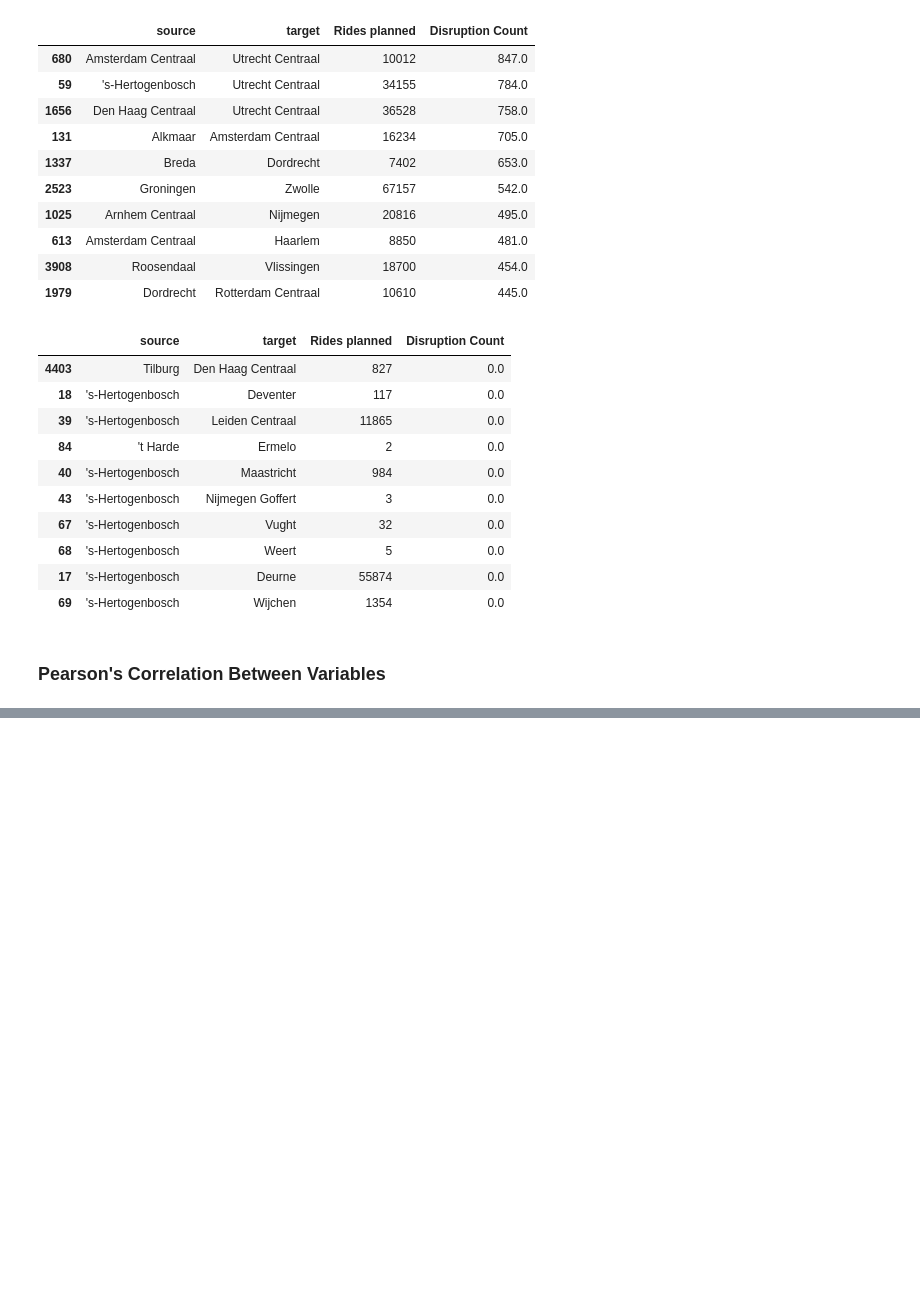
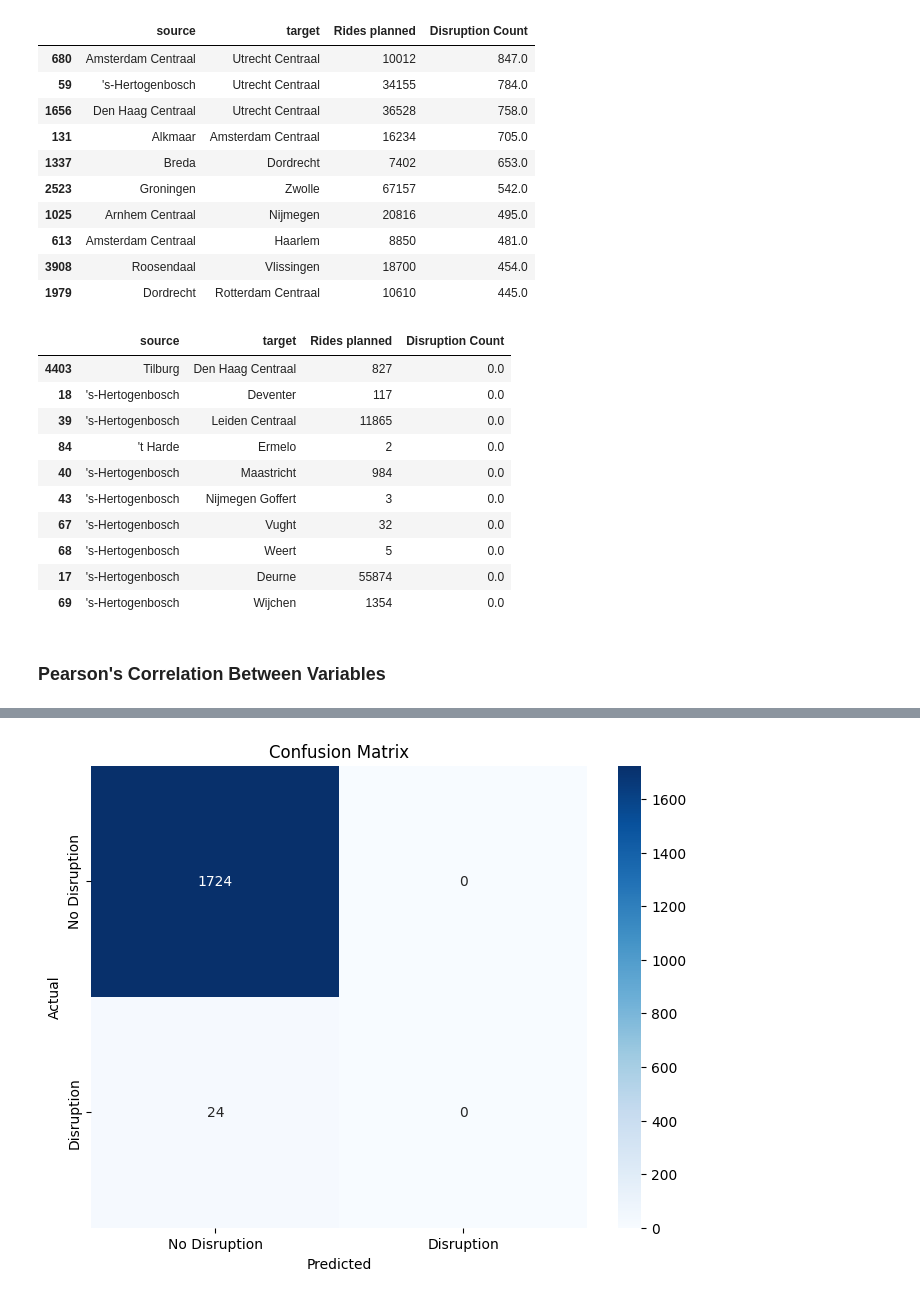
Before and after one commit to Brebber/Thesis, a Jupyter notebook: MSc-Thesis-Brent/NS-Disruptions-2025/exploratory-data-analysis/Exploratory Data Analysis.ipynb, the cells around one changed output, grey strips where cells are left out. Saved outputs shown, nothing was run; the diff lists cells and outputs as text; code cells hidden in the pictures; blank space fills up the shorter version.

```diff
--- a/MSc-Thesis-Brent/NS-Disruptions-2025/exploratory-data-analysis/Exploratory Data Analysis.ipynb
+++ b/MSc-Thesis-Brent/NS-Disruptions-2025/exploratory-data-analysis/Exploratory Data Analysis.ipynb
@@ -20,7 +39,22 @@ import pandas as pd
 # %% [markdown]
 ### Data Loading
 # %%
-# Load your data here
+# Load main dataset
 disruptions_df = pd.read_csv('daily_disruptions_weather.csv')
+disruptions_df['Date'] = pd.to_datetime(disruptions_df['Date'])
+
+# Load data necessary for graph
+coordinates_df = pd.read_csv('stations-2023-09-nl.csv')
+distances_df = pd.read_csv('station_distances.csv')
+
+# Merge distance data
+disruptions_df = disruptions_df.merge(
+    distances_df,
+    how='left',
+    left_on=['source', 'target'],
+    right_on=['origin_name', 'destination_name']
+)
+disruptions_df['distance'] = disruptions_df['distance'].fillna(0)
+disruptions_df = disruptions_df.drop(columns=['Unnamed: 0','origin_name', 'destination_name'])
 disruptions_df
 # %% [output]
@@ -304,0 +501,82 @@ Note: you may need to restart the kernel to use updated packages.
+# %%
+# Assuming disruptions_df and daily_features are available from previous code
+# Filter first month (assuming dates are in 2025)
+start_date = pd.to_datetime('2019-01-01')
+end_date = pd.to_datetime('2019-01-31')
+first_month_df = disruptions_df[
+    (disruptions_df['Date'] >= start_date) &
+    (disruptions_df['Date'] <= end_date)
+]
+first_month_dates = first_month_df['Date'].dt.date.unique()
+
+# Prepare feature dataset
+feature_data = []
+target = []
+
+for date in first_month_dates:
+    daily_df = first_month_df[first_month_df['Date'].dt.date == date]
+    features = daily_features[date]
+
+    # For each source-target pair in the daily data
+    for _, row in daily_df.iterrows():
+        source = row['source']
+        destination = row['target']
+        disrupted = row['Disrupted']  # Assuming this column exists
+
+        # Combine features from source and target nodes
+        combined_features = [
+            features[source]['degree'],
+            features[source]['weighted_degree'],
+            features[source]['avg_distance'],
+            features[destination]['degree'],
+            features[destination]['weighted_degree'],
+            features[destination]['avg_distance'],
+            row['distance'],  # Add edge distance as a feature
+            row['Rides planned']  # Add rides planned as a feature
+        ]
+
+        feature_data.append(combined_features)
+        target.append(disrupted)
+
+# Convert to numpy arrays
+X = np.array(feature_data)
+y = np.array(target)
+
+# Split into training and test sets
+X_train, X_test, y_train, y_test = train_test_split(
+    X, y, test_size=0.2, random_state=42
+)
+
+# Scale the features
+scaler = StandardScaler()
+X_train_scaled = scaler.fit_transform(X_train)
+X_test_scaled = scaler.transform(X_test)
+
+# Train logistic regression classifier
+classifier = LogisticRegression(random_state=42)
+classifier.fit(X_train_scaled, y_train)
+
+# Evaluate the model
+y_pred = classifier.predict(X_test_scaled)
+print("Classification Report:")
+print(classification_report(y_test, y_pred))
+print("\nConfusion Matrix:")
+# Plot the confusion matrix
+cm = confusion_matrix(y_test, y_pred)
+plt.figure(figsize=(8, 6))
+sns.heatmap(cm, annot=True, fmt='d', cmap='Blues', xticklabels=['No Disruption', 'Disruption'], yticklabels=['No Disruption', 'Disruption'])
+plt.xlabel('Predicted')
+plt.ylabel('Actual')
+plt.title('Confusion Matrix')
+plt.show()
+
+# Feature importance (coefficients)
+feature_names = [
+    'source_degree', 'source_weighted_degree', 'source_avg_distance',
+    'target_degree', 'target_weighted_degree', 'target_avg_distance',
+    'distance', 'rides_planned'
+]
+print("Feature Coefficients:")
+for name, coef in zip(feature_names, classifier.coef_[0]):
+    print(f"{name}: {coef:.4f}")
+# %% [output]
@@ -304,0 +602 @@ Note: you may need to restart the kernel to use updated packages.
+[figure, added]
```
Also changed, not shown: parts of 16 cells of this notebook, 5 other files.
